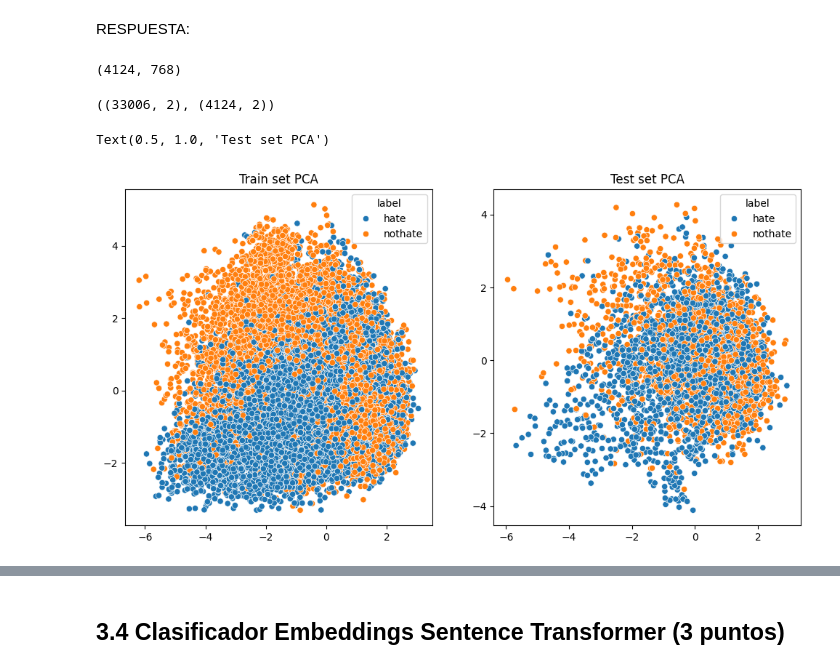
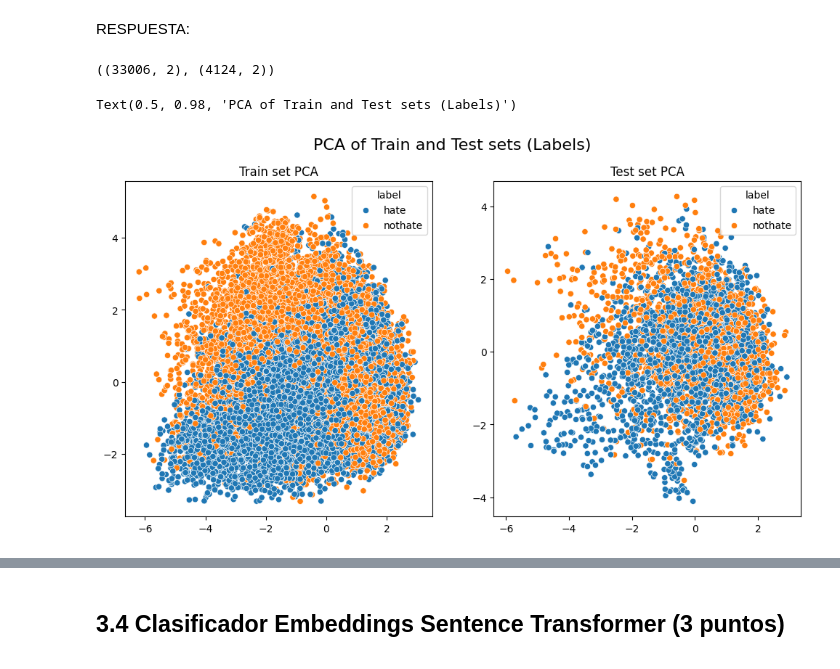
Before and after one commit to Larraguibel/NLP-projects, a Jupyter notebook: Tarea-2/P3_T2.ipynb, the cells around one changed output, grey strips where cells are left out. Saved outputs shown, nothing was run; the diff lists cells and outputs as text; code cells hidden in the pictures.

```diff
--- a/Tarea-2/P3_T2.ipynb
+++ b/Tarea-2/P3_T2.ipynb
@@ -471,10 +472,6 @@ Comente los resultados.
 * Se recomienda revisar las técnicas de reducción de dimensionalidad PCA, UMAP y TSNE.
 # %% [markdown]
 RESPUESTA:
-# %%
-train_emb.shape
-# %% [output]
-(4124, 768)
 # %%
 pca = PCA(n_components=2)
 pca_train = pca.fit_transform(train_emb)
@@ -485,9 +482,10 @@ pca_train.shape, pca_test.shape
 # %%
 fig, ax = plt.subplots(1, 2, figsize=(12, 6))
 sns.scatterplot(x=pca_train[:, 0], y=pca_train[:, 1], hue=df_train['label'], ax=ax[0])
 sns.scatterplot(x=pca_test[:, 0], y=pca_test[:, 1], hue=df_test['label'], ax=ax[1])
 ax[0].set_title('Train set PCA')
 ax[1].set_title('Test set PCA')
+fig.suptitle('PCA of Train and Test sets (Labels)', fontsize=16)
 # %% [output]
-Text(0.5, 1.0, 'Test set PCA')
+Text(0.5, 0.98, 'PCA of Train and Test sets (Labels)')
-[figure, old version]
+[figure, new version]
```
Also changed, not shown: parts of 8 cells of this notebook.
